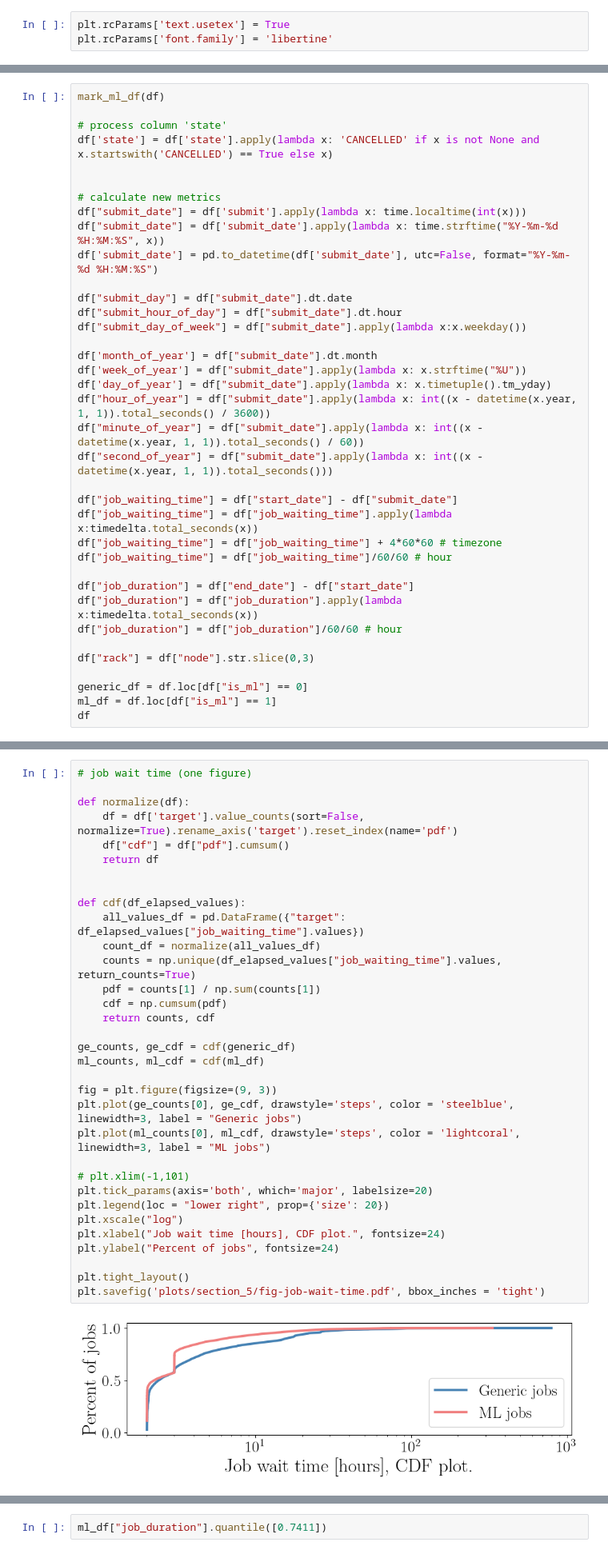
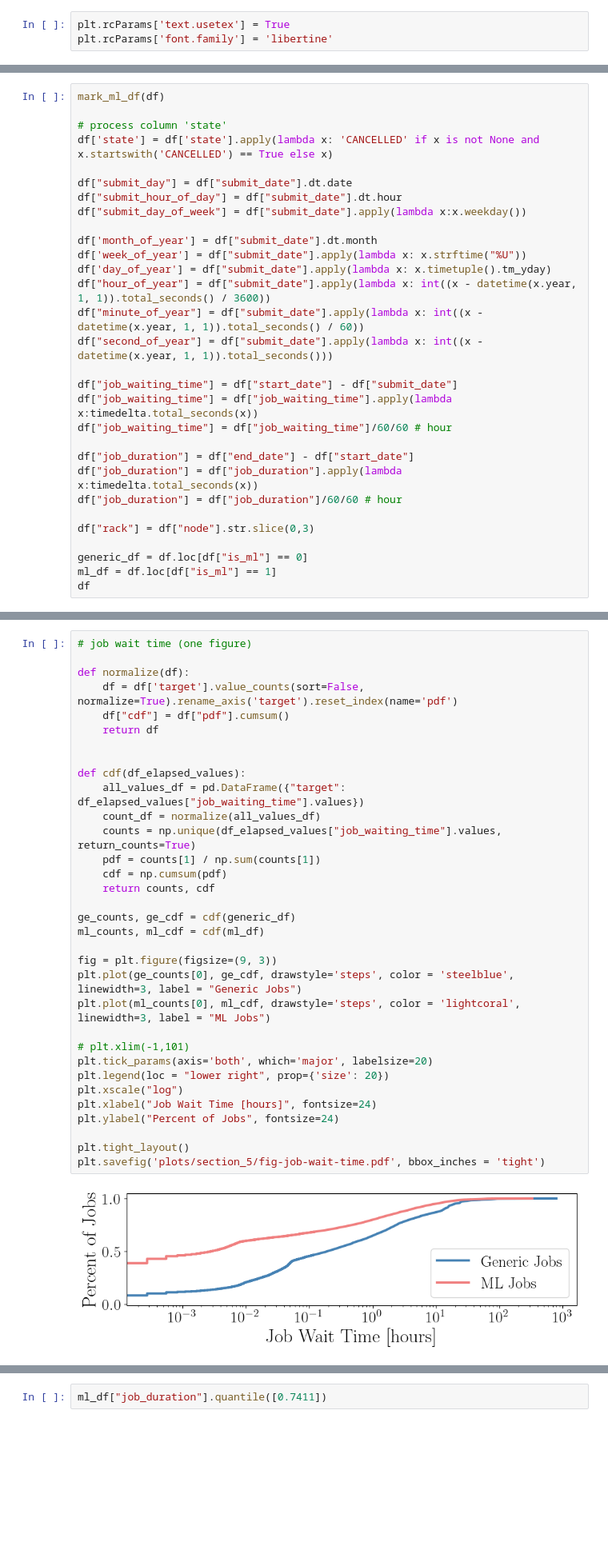
Before and after one commit to atlarge-research/2024-icpads-hpc-workload-characterization, a Jupyter notebook: 5a_job_arrivals_analysis.ipynb, the cells around one changed output, grey strips where cells are left out. Shown: that part at 80% size. Drawn from its saved outputs; the diff is of its cells as text; blank space fills up the shorter version.

```diff
--- a/5a_job_arrivals_analysis.ipynb
+++ b/5a_job_arrivals_analysis.ipynb
@@ -35,12 +35,6 @@ mark_ml_df(df)
 
 # process column 'state'
 df['state'] = df['state'].apply(lambda x: 'CANCELLED' if x is not None and x.startswith('CANCELLED') == True else x)
-
-
-# calculate new metrics
-df["submit_date"] = df['submit'].apply(lambda x: time.localtime(int(x)))
-df["submit_date"] = df['submit_date'].apply(lambda x: time.strftime("%Y-%m-%d %H:%M:%S", x))
-df['submit_date'] = pd.to_datetime(df['submit_date'], utc=False, format="%Y-%m-%d %H:%M:%S")
 
 df["submit_day"] = df["submit_date"].dt.date
 df["submit_hour_of_day"] = df["submit_date"].dt.hour
@@ -55,7 +49,6 @@ df["second_of_year"] = df["submit_date"].apply(lambda x: int((x - datetime(x.yea
 
 df["job_waiting_time"] = df["start_date"] - df["submit_date"]
 df["job_waiting_time"] = df["job_waiting_time"].apply(lambda x:timedelta.total_seconds(x))
-df["job_waiting_time"] = df["job_waiting_time"] + 4*60*60 # timezone
 df["job_waiting_time"] = df["job_waiting_time"]/60/60 # hour
 
 df["job_duration"] = df["end_date"] - df["start_date"]
@@ -230,38 +224,38 @@ fig.savefig('plots/section_5/fig-job-submitted-boxplot.pdf', bbox_inches = 'tigh
 # %%
 # job wait time (one figure)
 
 def normalize(df):
     df = df['target'].value_counts(sort=False, normalize=True).rename_axis('target').reset_index(name='pdf')
     df["cdf"] = df["pdf"].cumsum()
     return df
 
 
 def cdf(df_elapsed_values):
     all_values_df = pd.DataFrame({"target": df_elapsed_values["job_waiting_time"].values})
     count_df = normalize(all_values_df)
     counts = np.unique(df_elapsed_values["job_waiting_time"].values, return_counts=True)
     pdf = counts[1] / np.sum(counts[1])
     cdf = np.cumsum(pdf)
     return counts, cdf
 
 ge_counts, ge_cdf = cdf(generic_df)
 ml_counts, ml_cdf = cdf(ml_df)
 
 fig = plt.figure(figsize=(9, 3))
-plt.plot(ge_counts[0], ge_cdf, drawstyle='steps', color = 'steelblue', linewidth=3, label = "Generic jobs")
-plt.plot(ml_counts[0], ml_cdf, drawstyle='steps', color = 'lightcoral', linewidth=3, label = "ML jobs")
+plt.plot(ge_counts[0], ge_cdf, drawstyle='steps', color = 'steelblue', linewidth=3, label = "Generic Jobs")
+plt.plot(ml_counts[0], ml_cdf, drawstyle='steps', color = 'lightcoral', linewidth=3, label = "ML Jobs")
 
 # plt.xlim(-1,101)
 plt.tick_params(axis='both', which='major', labelsize=20)
 plt.legend(loc = "lower right", prop={'size': 20})
 plt.xscale("log")
-plt.xlabel("Job wait time [hours], CDF plot.", fontsize=24)
-plt.ylabel("Percent of jobs", fontsize=24)
+plt.xlabel("Job Wait Time [hours]", fontsize=24)
+plt.ylabel("Percent of Jobs", fontsize=24)
 
 plt.tight_layout()
 plt.savefig('plots/section_5/fig-job-wait-time.pdf', bbox_inches = 'tight')
 # %% [output]
-[figure, old version]
+[figure, new version]
 # %%
 generic_df["job_duration"].describe()
 # %% [output]
```
Also changed, not shown: parts of 19 cells of this notebook, 46 other files.
